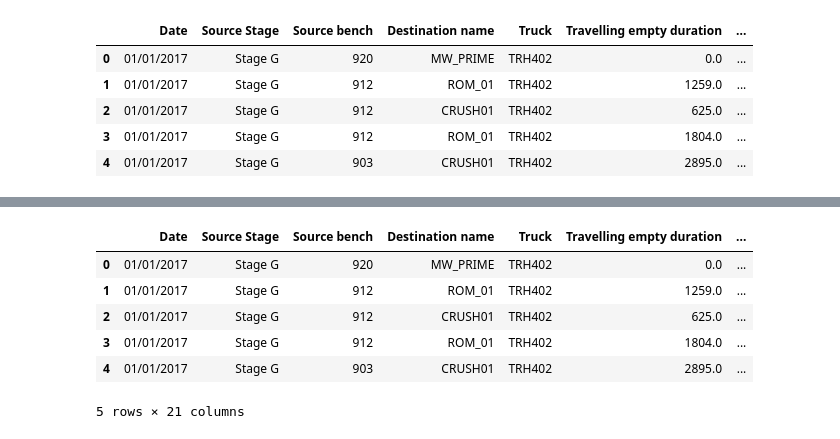
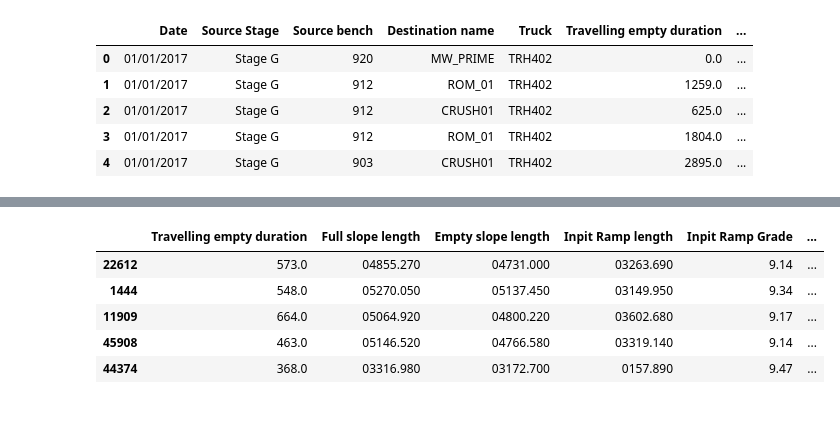
Before and after one commit to ognpa/unearthed, a Jupyter notebook: Untitled.ipynb, the cells around one changed output, grey strips where cells are left out. Cells and saved outputs as stored; diff of their text form; code cells hidden in the pictures.

```diff
--- a/Untitled.ipynb
+++ b/Untitled.ipynb
@@ -169,0 +81,4 @@ SyntaxError: invalid syntax (<ipython-input-386-bcd38ded7c35>, line 22)
+# %%
+g=['Truck ID','Source Stage','Destination name','Truck','Source bench']
+for col in g:
+    tc_df[col]=tc_df[col].astype('category')
@@ -169,0 +95,15 @@ SyntaxError: invalid syntax (<ipython-input-386-bcd38ded7c35>, line 22)
+# %%
+tc_df.drop(['Truck ID','Source Stage','Destination name','Truck','Source bench'],axis=1,inplace=True)
+# %%
+from boruta import BorutaPy
+reqd_columns=[i for i in tc_df.columns if i not in ['Date','productivity','Travelling full duration']]
+#all_df = all_df.reset_index()
+all_df=tc_df
+all_df=all_df.replace([np.inf, -np.inf], np.nan)
+all_df.dropna(inplace=True)
+X=all_df.loc[:,reqd_columns]
+y=all_df.productivity
+rf=RandomForestRegressor(n_estimators=100)
+
+boruta_selector = BorutaPy(rf, n_estimators='auto', verbose=2)
+boruta_selector.fit(X.values, y)
@@ -170,4 +172,7 @@ SyntaxError: invalid syntax (<ipython-input-386-bcd38ded7c35>, line 22)
 # %%
+
+
 from sklearn.model_selection import train_test_split
-train_test_split(, y, test_size=0.33, random_state=42)
+X_train, X_test, y_train, y_test=train_test_split(X,y,test_size=0.2,random_state=32,shuffle=True)
+X_train.head()
 # %% [output]
@@ -185,10 +229,9 @@ tc_df.to_csv("master_df.csv",index=False)
 # %%
-tc_df.head()
+X_test.head()
 # %% [output]
-|  | Date | Source Stage | Source bench | Destination name | Truck | Travelling empty duration | ... |
-| 0 | 01/01/2017 | Stage G | 920 | MW_PRIME | TRH402 | 0.0 | ... |
-| 1 | 01/01/2017 | Stage G | 912 | ROM_01 | TRH402 | 1259.0 | ... |
-| 2 | 01/01/2017 | Stage G | 912 | CRUSH01 | TRH402 | 625.0 | ... |
-| 3 | 01/01/2017 | Stage G | 912 | ROM_01 | TRH402 | 1804.0 | ... |
-| 4 | 01/01/2017 | Stage G | 903 | CRUSH01 | TRH402 | 2895.0 | ... |
+|  | Travelling empty duration | Full slope length | Empty slope length | Inpit Ramp length | Inpit Ramp Grade | ... |
+| 22612 | 573.0 | 04855.270 | 04731.000 | 03263.690 | 9.14 | ... |
+| 1444 | 548.0 | 05270.050 | 05137.450 | 03149.950 | 9.34 | ... |
+| 11909 | 664.0 | 05064.920 | 04800.220 | 03602.680 | 9.17 | ... |
+| 45908 | 463.0 | 05146.520 | 04766.580 | 03319.140 | 9.14 | ... |
+| 44374 | 368.0 | 03316.980 | 03172.700 | 0157.890 | 9.47 | ... |
-5 rows × 21 columns
```
Also changed, not shown: parts of 33 cells of this notebook, 8 other files.
